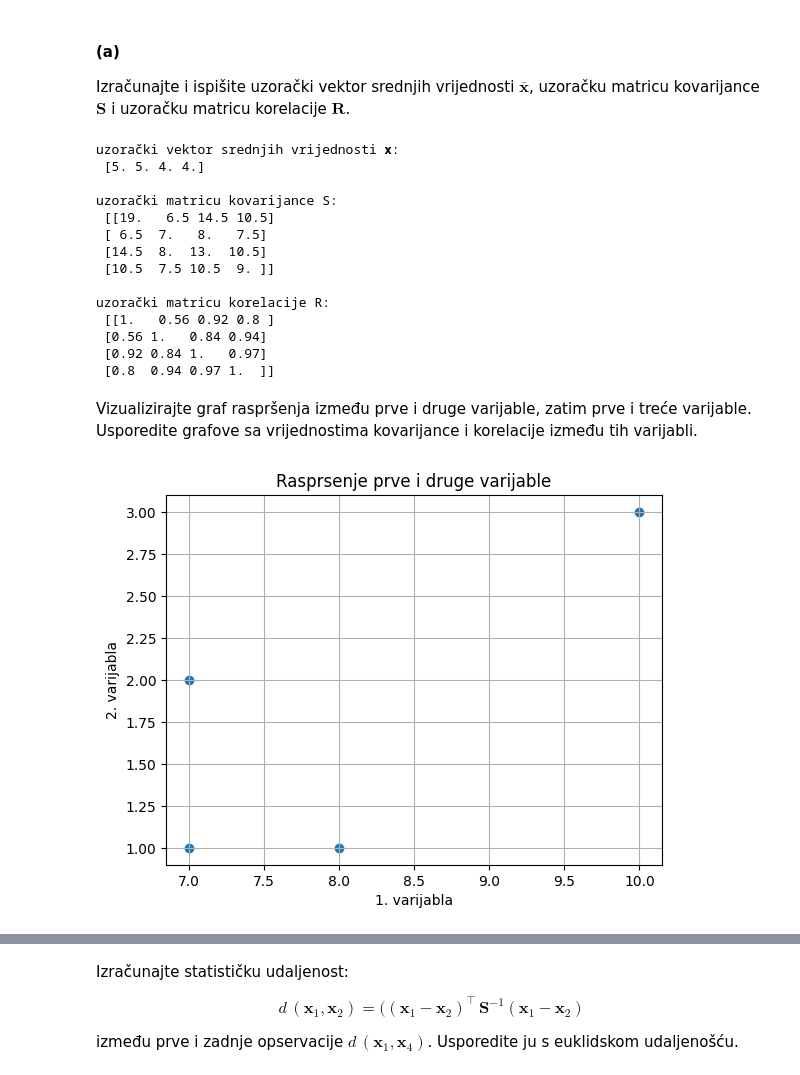
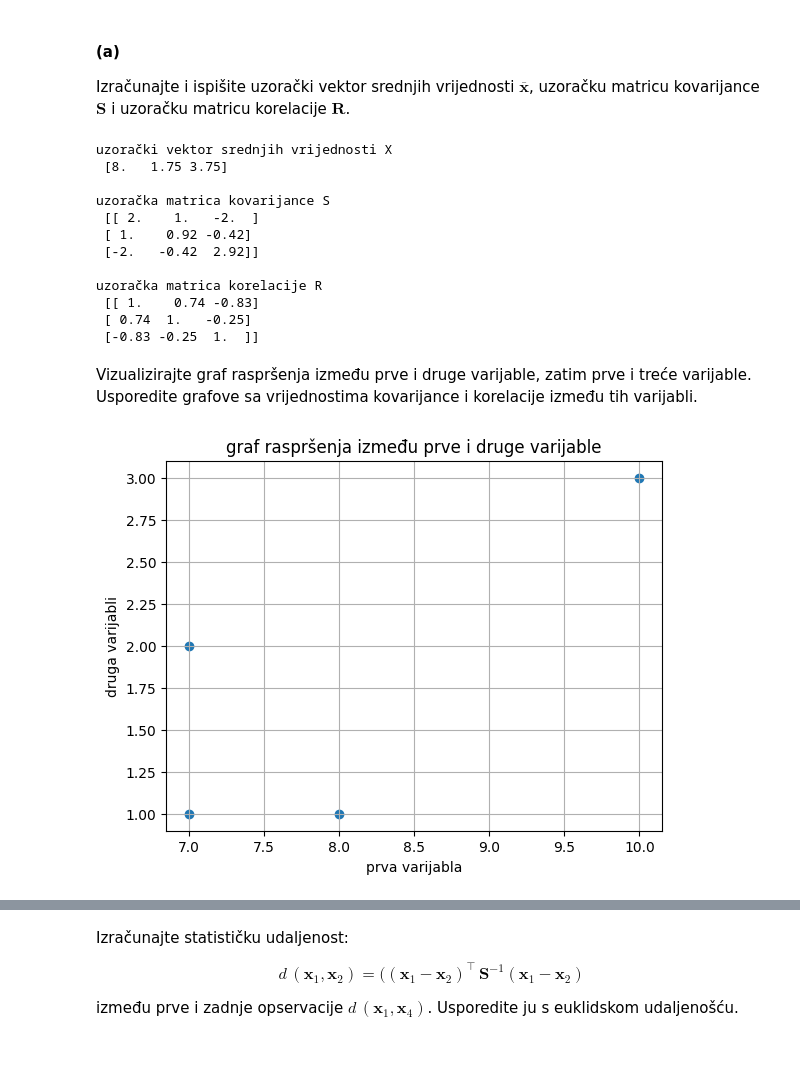
Before and after one commit to sskender/multivariate-data-analysis, a Jupyter notebook: 2023/lab1/SVEN_SKENDER_0036507654.ipynb, the cells around one changed output, grey strips where cells are left out. Cells and saved outputs as stored; diff of their text form; code cells hidden in the pictures.

```diff
--- a/2023/lab1/SVEN_SKENDER_0036507654.ipynb
+++ b/2023/lab1/SVEN_SKENDER_0036507654.ipynb
@@ -46,7 +49,6 @@ $$
 Izračunajte i ispišite uzorački vektor srednjih vrijednosti $\overline{\mathbf{x}}$, uzoračku matricu kovarijance $\mathbf{S}$ i uzoračku matricu korelacije $\mathbf{R}$.
 # %%
 # <Vaš kôd ovdje>
-import numpy as np
 
 X = np.array([
     [10, 3, 2],
@@ -54,38 +56,39 @@ X = np.array([
     [8, 1, 3],
     [7, 1, 4]
 ])
-print('uzorački vektor srednjih vrijednosti 𝐱:\n', X.mean(axis = 1))
-S = np.cov(X).round(2)
-print('\nuzorački matricu kovarijance S:\n', S)
-R = np.corrcoef(X).round(2)
-print('\nuzorački matricu korelacije R:\n', R)
+
+X_mean = X.mean(axis=0)
+print("uzorački vektor srednjih vrijednosti X\n", X_mean)
+
+S = np.cov(X.T).round(2)
+print("\nuzoračka matrica kovarijance S\n", S)
+
+R = np.corrcoef(X.T).round(2)
+print("\nuzoračka matrica korelacije R\n", R)
 # %% [output]
-uzorački vektor srednjih vrijednosti 𝐱:
- [5. 5. 4. 4.]
+uzorački vektor srednjih vrijednosti X
+ [8.   1.75 3.75]
 
-uzorački matricu kovarijance S:
- [[19.   6.5 14.5 10.5]
- [ 6.5  7.   8.   7.5]
- [14.5  8.  13.  10.5]
- [10.5  7.5 10.5  9. ]]
+uzoračka matrica kovarijance S
+ [[ 2.    1.   -2.  ]
+ [ 1.    0.92 -0.42]
+ [-2.   -0.42  2.92]]
 
-uzorački matricu korelacije R:
- [[1.   0.56 0.92 0.8 ]
- [0.56 1.   0.84 0.94]
- [0.92 0.84 1.   0.97]
- [0.8  0.94 0.97 1.  ]]
+uzoračka matrica korelacije R
+ [[ 1.    0.74 -0.83]
+ [ 0.74  1.   -0.25]
+ [-0.83 -0.25  1.  ]]
 # %% [markdown]
 Vizualizirajte graf raspršenja između prve i druge varijable, zatim prve i treće varijable. Usporedite grafove sa vrijednostima kovarijance i korelacije između tih varijabli.
 # %%
 # <Vaš kôd ovdje>
-import matplotlib.pyplot as plt
-plt.scatter(X[:,0],X[:,1])
-plt.xlabel('1. varijabla')
-plt.ylabel('2. varijabla')
-plt.title('Rasprsenje prve i druge varijable')
+plt.scatter(X[:, 0], X[:, 1])
+plt.title('graf raspršenja između prve i druge varijable')
+plt.xlabel('prva varijabla')
+plt.ylabel('druga varijabli')
 plt.grid()
 plt.show()
 # %% [output]
-[figure, old version]
+[figure, new version]
 # %%
 # <Vaš kôd ovdje>
```
Also changed, not shown: parts of 14 cells of this notebook.
